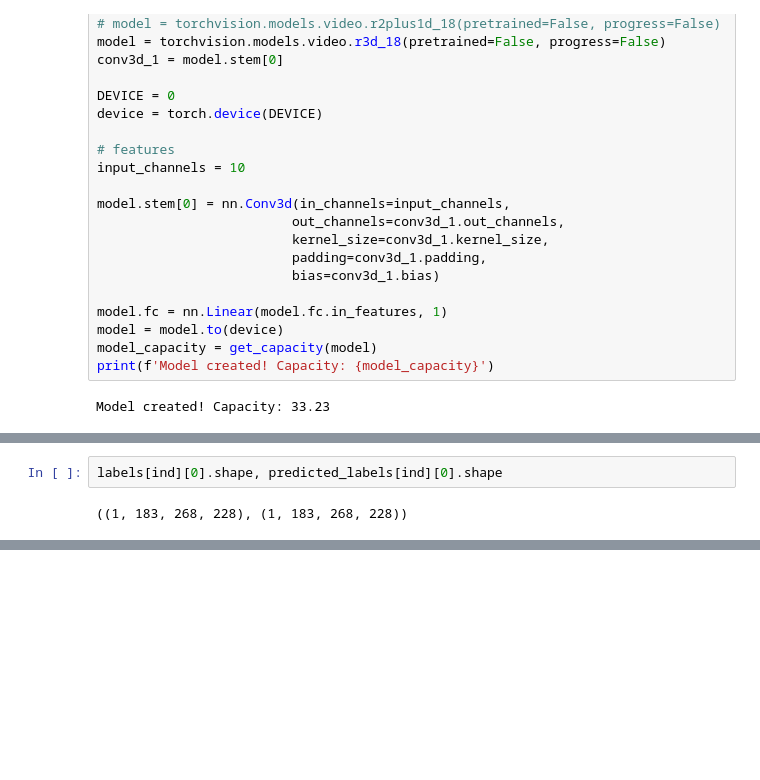
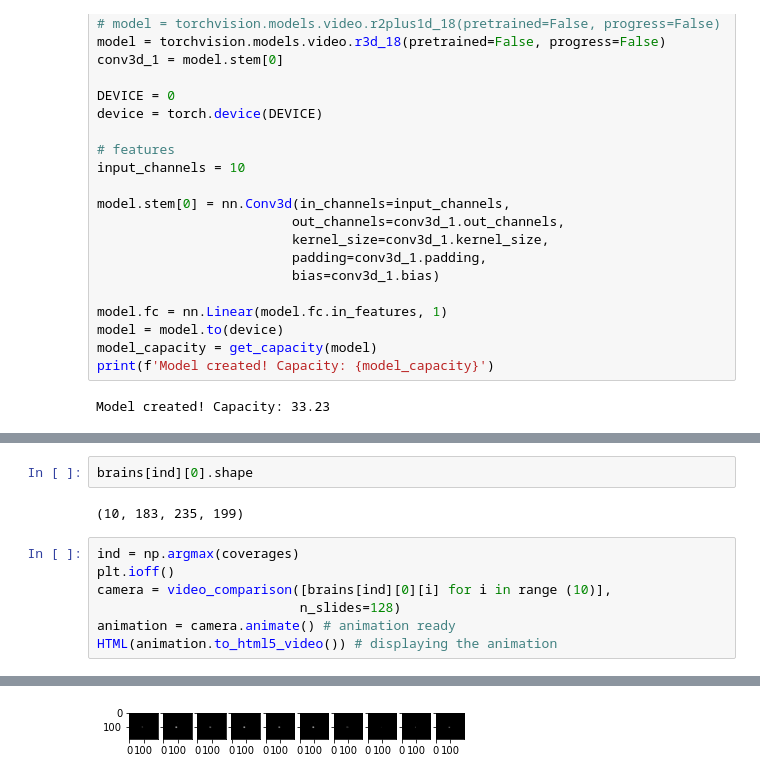
Before and after one commit to blufzzz/FCDNet, a Jupyter notebook: dataset_patches.ipynb, the cells around one changed output, grey strips where cells are left out. Cells and saved outputs as stored; diff of their text form; blank space fills up the shorter version.

```diff
--- a/dataset_patches.ipynb
+++ b/dataset_patches.ipynb
@@ -962,4 +667,12 @@ plt.show()
-# %%
-labels[ind][0].shape, predicted_labels[ind][0].shape
-# %% [output]
-((1, 183, 268, 228), (1, 183, 268, 228))
+# %%
+brains[ind][0].shape
+# %% [output]
+(10, 183, 235, 199)
+# %%
+ind = np.argmax(coverages)
+plt.ioff()
+camera = video_comparison([brains[ind][0][i] for i in range (10)],
+                          n_slides=128)
+animation = camera.animate() # animation ready
+HTML(animation.to_html5_video()) # displaying the animation
+# %% [output]
@@ -966,3 +680,4 @@ labels[ind][0].shape, predicted_labels[ind][0].shape
+[figure, added]
 # %%
 ind = np.argmax(coverages)
 plt.ioff()
```
Also changed, not shown: parts of 32 cells of this notebook, 8 other files.
